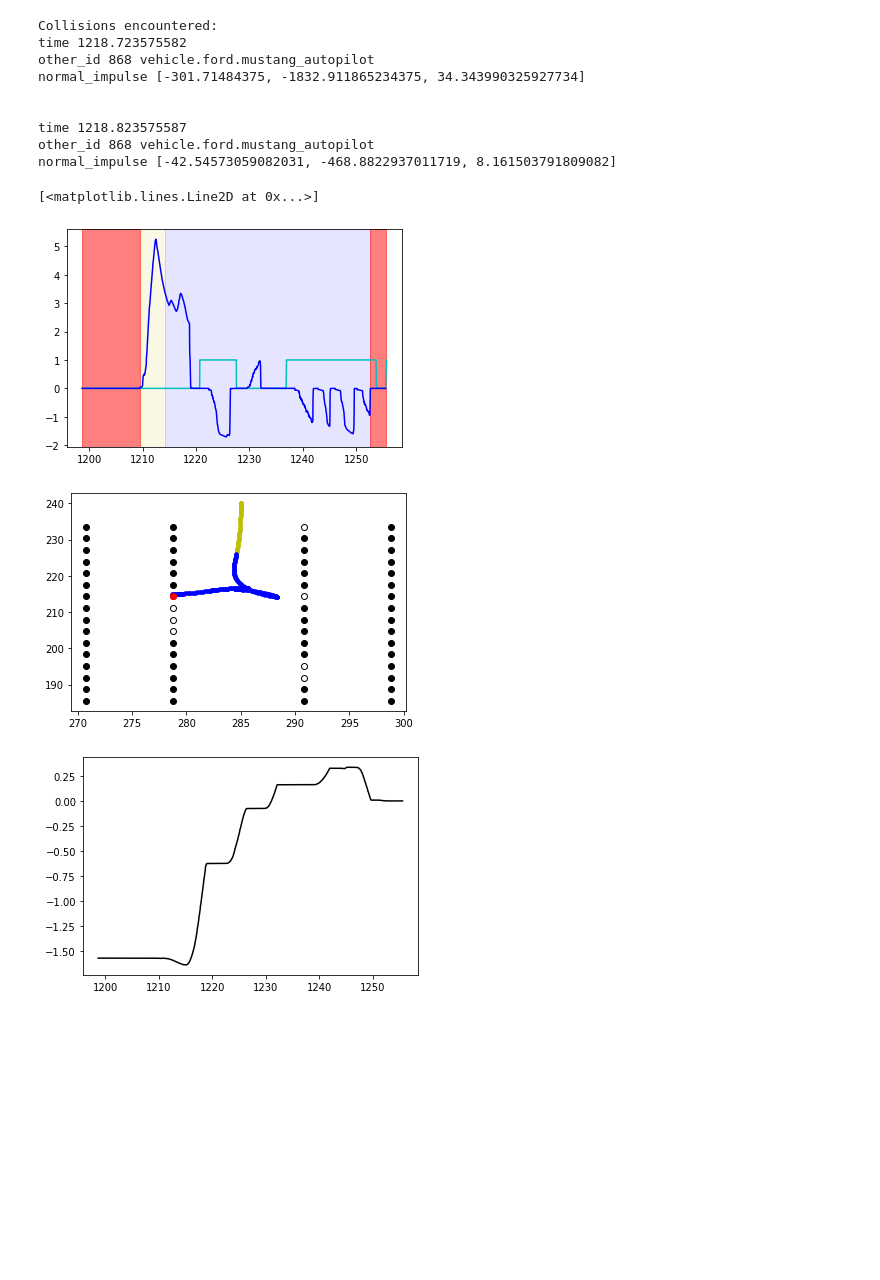
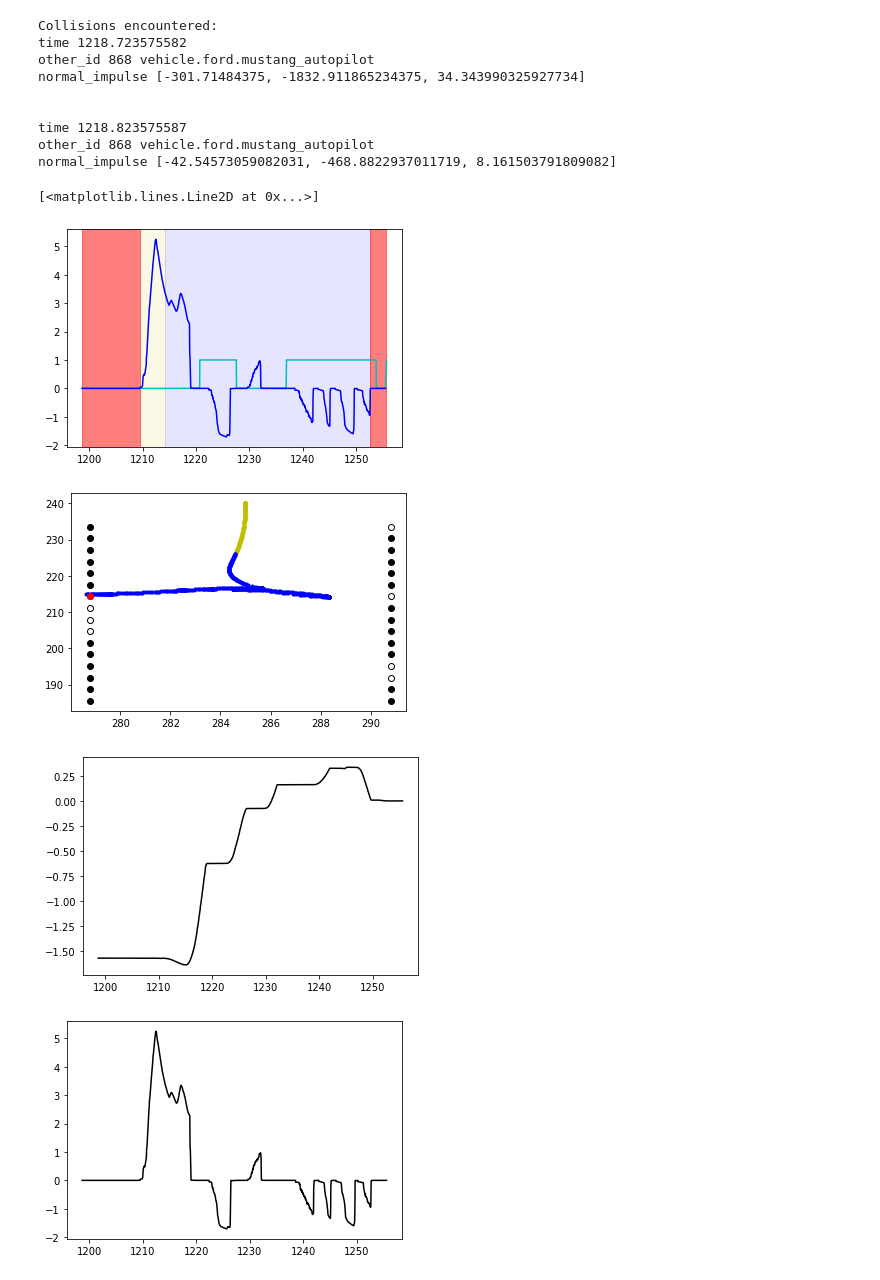
Before and after one commit to MPC-Berkeley/carla, a Jupyter notebook: PythonAPI/analysis/dataset_generator.ipynb, the cells around one changed output. Saved outputs shown, nothing was run; the diff lists cells and outputs as text; code cells hidden in the pictures; blank space fills up the shorter version.

```diff
--- a/PythonAPI/analysis/dataset_generator.ipynb
+++ b/PythonAPI/analysis/dataset_generator.ipynb
@@ -26,5 +27,5 @@ Found 2 files to read: ['../examples/bags/parking_p1_t1_e2_2019-11-04-14-35-28.p
 # %%
-file_num = 1 # TODO: starting with the first matfile for now
+file_num = 3 # TODO: starting with the first matfile for now
 if save_ext == 'mat':
     res_dict = sio.loadmat(files_to_process[file_num], matlab_compatible=True)
 
@@ -46,9 +47,9 @@ def extract_goals(res_dict):
     goals = []
     xg = sorted(set(occupied_spots[:,0]))
     yg = sorted(set(occupied_spots[:,1]))
-    for x in xg:
+    for idx, x in enumerate(xg):
         for y in yg:
-            if x == 0 or x == len(xg) - 1:
+            if idx == 0 or idx == len(xg) - 1:
                 continue
             diffs = np.sum(np.square( occupied_spots[:,:2] - np.array([x,y]) ), axis= 1)
             if np.min(diffs) < 1e-6:
@@ -56,6 +57,7 @@ def extract_goals(res_dict):
             else:
                 goals.append([x,y,1])
     goals = np.array(goals)
+
     return goals
 # %%
 def extract_control_info(res_dict):
@@ -209,35 +213,41 @@ normal_impulse [-42.54573059082031, -468.8822937011719, 8.161503791809082]
 ego_control_dict =  extract_control_info(res_dict)
 
 plt.figure()
 plt.plot(ego_control_dict['t'], ego_control_dict['reverse'], 'c')
 plt.plot(ego_trajectory[:,0], ego_trajectory[:,4], 'b')
 plt.axvspan(ego_trajectory[0,0], ego_trajectory[start_ind,0], alpha=0.5, color='r')
 plt.axvspan(ego_trajectory[start_ind,0], ego_trajectory[switch_ind,0], alpha=0.1, color='y')
 plt.axvspan(ego_trajectory[switch_ind,0], ego_trajectory[end_ind,0], alpha=0.1, color='b')
 plt.axvspan(ego_trajectory[end_ind,0], ego_trajectory[-1,0], alpha=0.5, color='r')
 
 plt.figure()
 plt.plot(ego_trajectory[start_ind:switch_ind,1], \
          ego_trajectory[start_ind:switch_ind,2], \
          'y.')
 plt.plot(ego_trajectory[switch_ind:end_ind,1], \
          ego_trajectory[switch_ind:end_ind,2], \
          'b.')
 for goal in goals:
     if goal[2] > 0:
         plt.plot(goal[0], goal[1], 'ko', fillstyle='none')
     else:
         plt.plot(goal[0], goal[1], 'ko')
 
 plt.plot(goals[goal_ind,0], goals[goal_ind,1], 'ro')
 
 plt.figure()
 plt.plot(ego_trajectory[:,0], ego_trajectory[:,3], 'k')
+
+plt.figure()
+plt.plot(ego_trajectory[:,0], ego_trajectory[:,4], 'k')
+
+# print(ego_trajectory[:,3])
 # %% [output]
 [<matplotlib.lines.Line2D at 0x...>]
 [figure]
-[figure, old version]
+[figure, new version]
 [figure]
+[figure, added]
 # %%
 def interpolate_heading(t_interp, t_ref, psi_ref):
     raise NotImplementedError("TODO")
```
Also changed, not shown: parts of 5 cells of this notebook, 4 other files.
